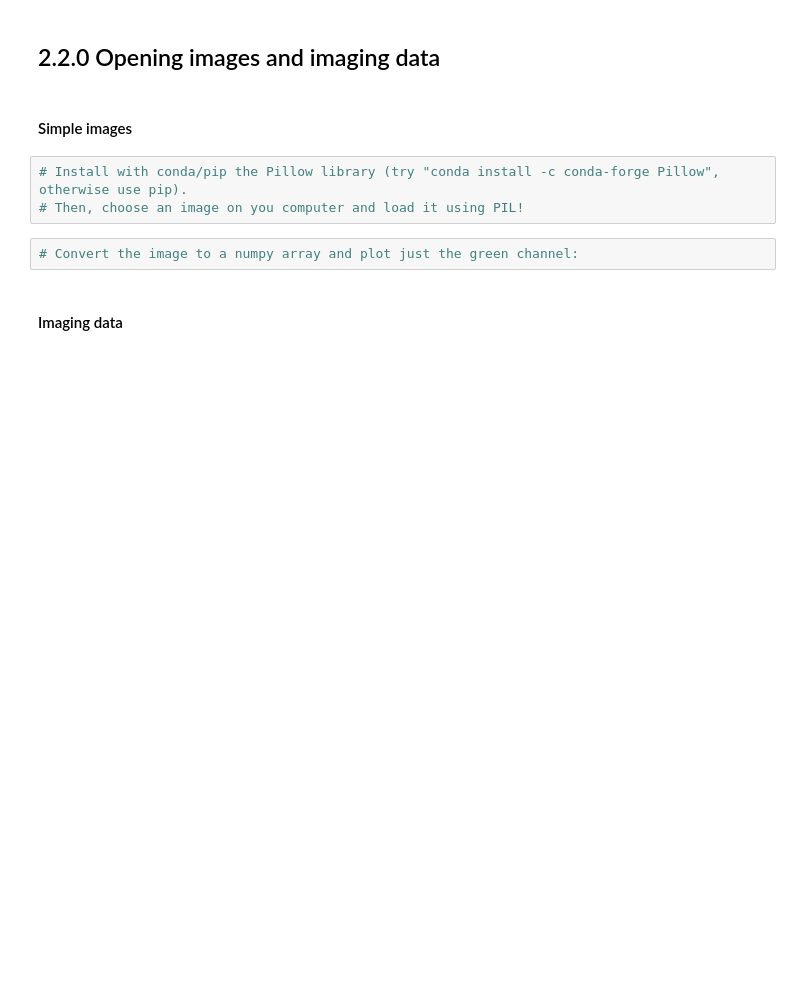
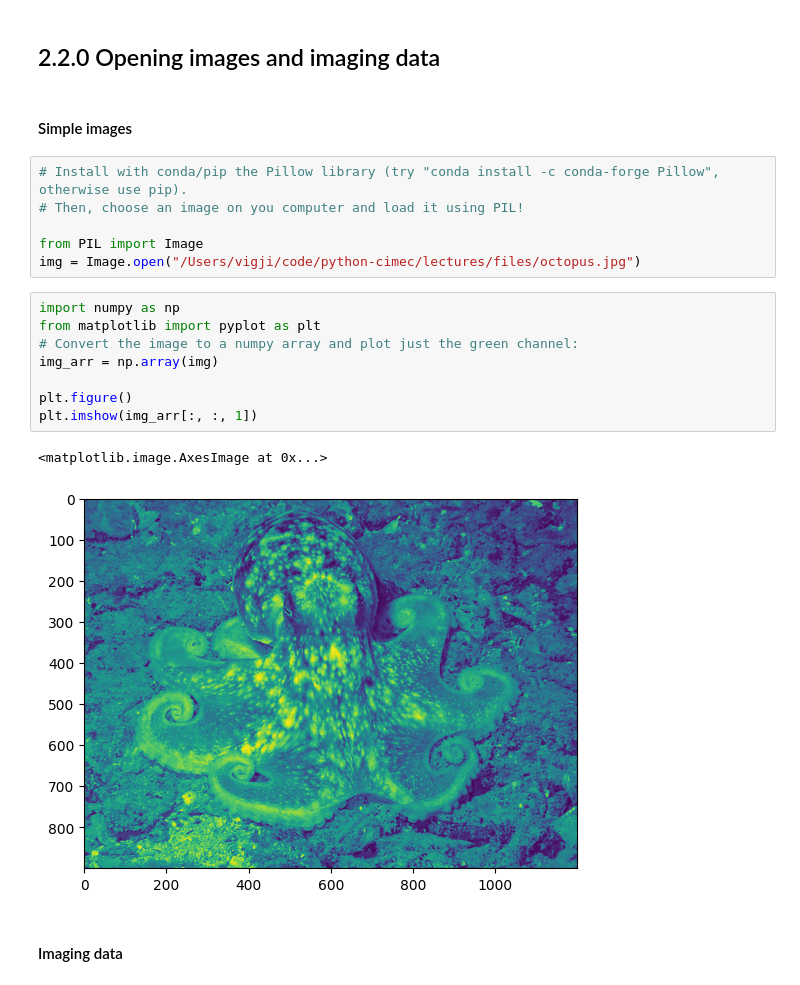
Before and after one commit to vigji/python-cimec-2023, a Jupyter notebook: practicals/Practicals_2.2.ipynb, the cells around one changed output. Drawn from its saved outputs; the diff is of its cells as text; blank space fills up the shorter version.

Commit message:
Lecture 2.3

```diff
--- a/practicals/Practicals_2.2.ipynb
+++ b/practicals/Practicals_2.2.ipynb
@@ -9,8 +9,20 @@ Download this practicals file on your computer and fill it out using your local
 # %%
 # Install with conda/pip the Pillow library (try "conda install -c conda-forge Pillow", otherwise use pip).
 # Then, choose an image on you computer and load it using PIL!
+
+from PIL import Image
+img = Image.open("/Users/vigji/code/python-cimec/lectures/files/octopus.jpg")
 # %%
+import numpy as np
+from matplotlib import pyplot as plt
 # Convert the image to a numpy array and plot just the green channel:
+img_arr = np.array(img)
+
+plt.figure()
+plt.imshow(img_arr[:, :, 1])
+# %% [output]
+<matplotlib.image.AxesImage at 0x...>
+[figure, added]
 # %% [markdown]
 #### Imaging data
 # %%
```
Also changed, not shown: parts of 10 cells of this notebook, 4 other files.
